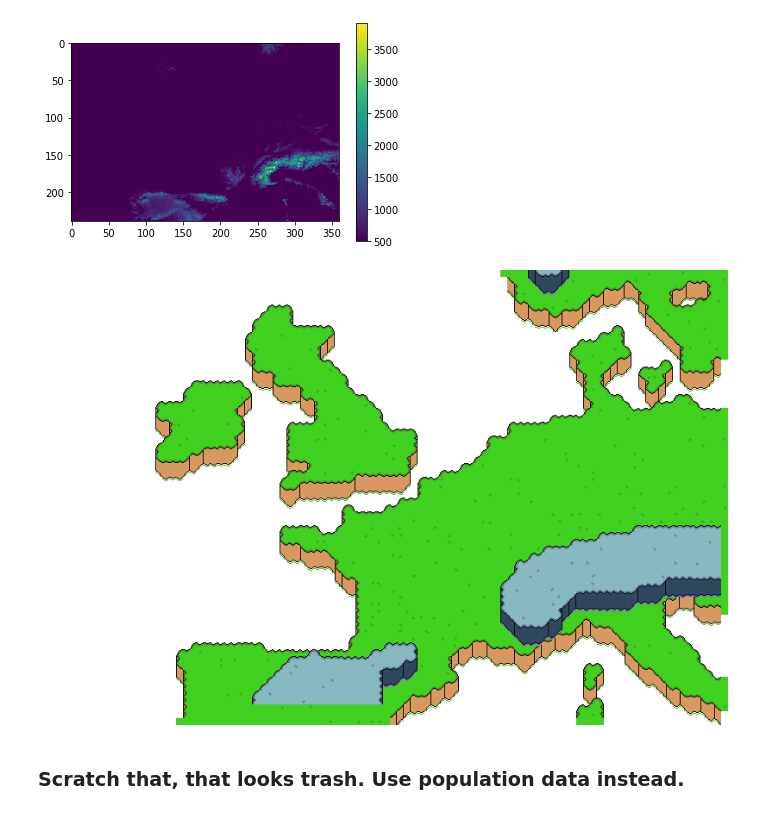
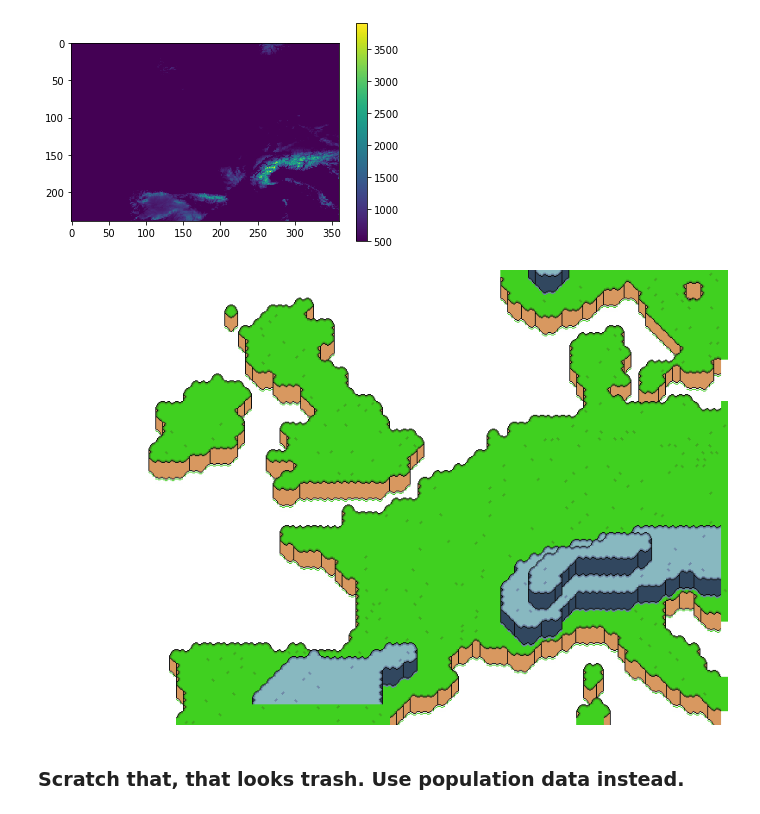
Before and after one commit to alexmadison/mariomap, a Jupyter notebook: mariomap.ipynb, the cells around one changed output. Drawn from its saved outputs; the diff is of its cells as text; code cells hidden in the pictures.

```diff
--- a/mariomap.ipynb
+++ b/mariomap.ipynb
@@ -348,44 +357,49 @@ plt.show()
 # %%
 def t2ex(tx): #Convert tile coords to elev coords
     return int(tx * elev.shape[1]/tiles_x)
 def t2ey(ty):
     return int(ty * elev.shape[0]/tiles_y)
 
-terrain1 = Image.new("RGBA", (tiles_x * 8, tiles_y * 8))
-canvas = terrain1
+terrains = [terrain0.copy()]
+elev_tiles_list = [land.copy()]
+for j in range(3):
+    terrain1 = Image.new("RGBA", (tiles_x * 8, tiles_y * 8))
+    canvas = terrain1
 
-#Get all tiles elevated by 1
-elev_tiles = np.full((tiles_x, tiles_y), False)
-for tx in range(tiles_x):
-    for ty in range(tiles_y):
-        e = elev.T[t2ex(tx):t2ex(tx+1),t2ey(ty):t2ey(ty+1)]
-        if (e > 1000).mean() > 0.2:
-            elev_tiles[tx,ty] = True
-#         if (e < 100).mean() > 0.2:
-#             elev_tiles[tx,ty] = True
-elev_tiles = np.logical_and(land, elev_tiles)
-elev_tiles = gf(elev_tiles.astype(float), 3) > 0.3 #Smooth a lil
-for i in range(4):
-    elev_tiles = np.logical_and(land, elev_tiles)
+    under = elev_tiles_list[-1] #The layer underneath this one
+
+    padded = np.pad(under, 1, "constant", constant_values = (True))
+    mask = np.logical_and(under, padded[1:-1,2:])
+
+    #Get all tiles elevated by 1
+    elev_tiles = np.full((tiles_x, tiles_y), False)
     for tx in range(tiles_x):
         for ty in range(tiles_y):
-            if elev_tiles[tx,ty] == False: continue
-            #At edge
-            if tx == 0 or ty == 0 or tx == tiles_x - 1 or ty == tiles_y - 1:
-                continue
-            u = elev_tiles[tx,ty - 1]
-            d = elev_tiles[tx,ty +1]
-            l = elev_tiles[tx -1, ty]
-            r = elev_tiles[tx + 1, ty]
-            if (not (l or r)) or (not (u or d)):
-                elev_tiles[tx,ty] = False
-
-draw_elevated(canvas, elev_tiles, floor = "grass", highland = "stone", offset = True, h = 2)
-
-
-compLayers([terrain1, terrain0])
+            e = elev.T[t2ex(tx):t2ex(tx+1),t2ey(ty):t2ey(ty+1)]
+            if (e > (j+1)*1000).mean() > 0.2:
+                elev_tiles[tx,ty] = True
+    elev_tiles = np.logical_and(under, elev_tiles)
+    elev_tiles = gf(elev_tiles.astype(float), 3) > 0.3 #Smooth a lil
+    for i in range(4):
+        elev_tiles = np.logical_and(elev_tiles, mask)
+        for tx in range(tiles_x):
+            for ty in range(tiles_y):
+                if elev_tiles[tx,ty] == False: continue
+                #At edge
+                if tx == 0 or ty == 0 or tx == tiles_x - 1 or ty == tiles_y - 1:
+                    continue
+                u = elev_tiles[tx,ty - 1]
+                d = elev_tiles[tx,ty +1]
+                l = elev_tiles[tx -1, ty]
+                r = elev_tiles[tx + 1, ty]
+                if (not (l or r)) or (not (u or d)):
+                    elev_tiles[tx,ty] = False
+    draw_elevated(canvas, elev_tiles, floor = "grass", highland = "stone", offset = 2*j + 2, h = 2)
+    terrains.append(canvas)
+    elev_tiles_list.append(elev_tiles)
+compLayers(terrains[::-1])
 # %% [output]
-[figure, old version]
+[figure, new version]
 # %% [markdown]
 ### Scratch that, that looks trash. Use population data instead.
 # %%
```
Also changed, not shown: parts of 10 cells of this notebook.
